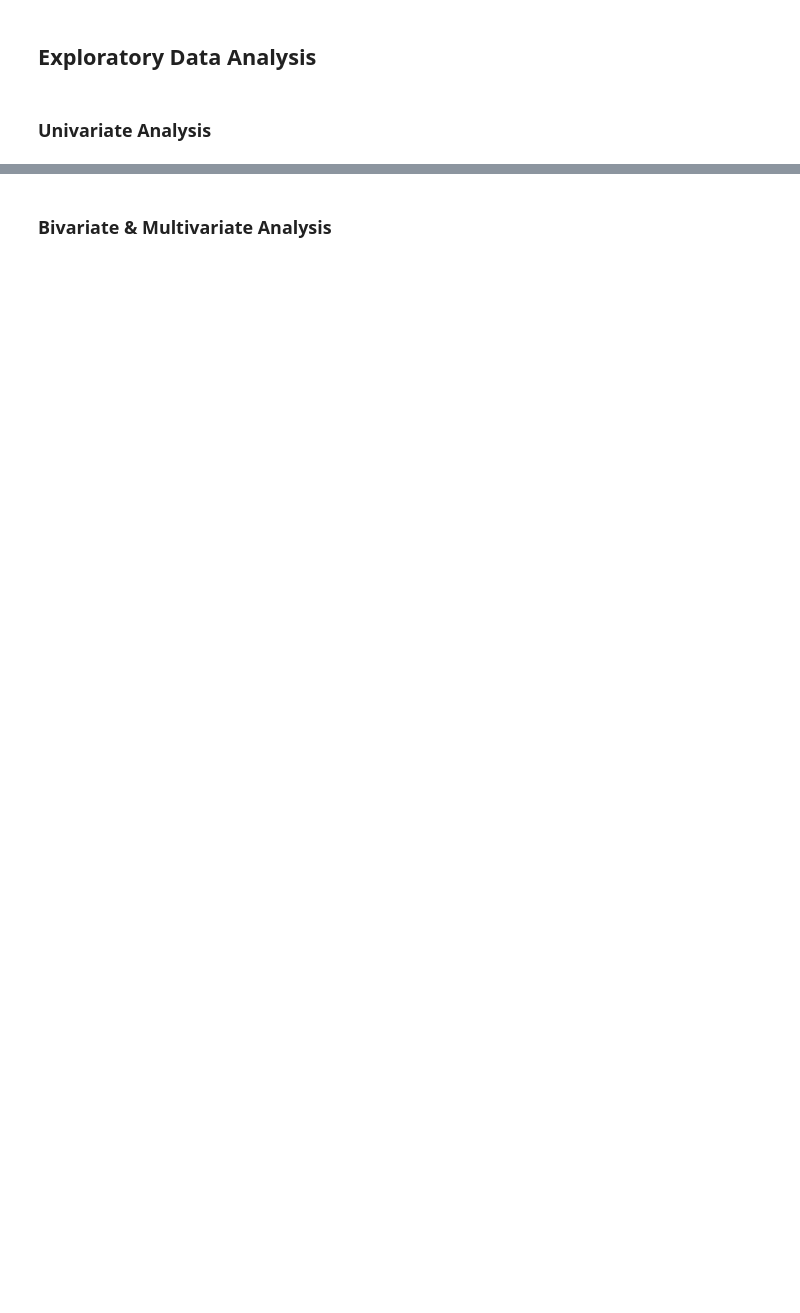
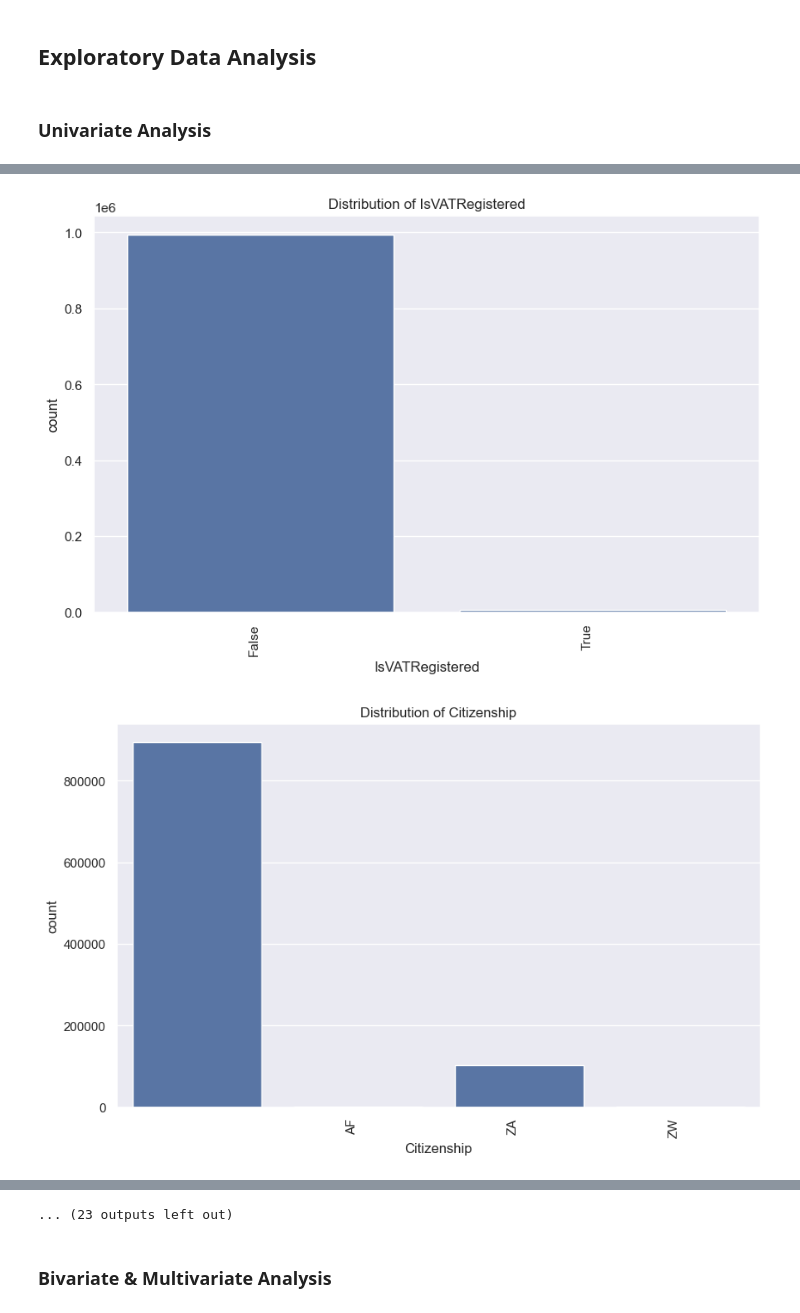
Before and after one commit to getahunTiruneh/AlphaCare-Insurance-Solutions, a Jupyter notebook: notebooks/descriptive-data-analysis.ipynb, the cells around one changed output, grey strips where cells are left out. Saved outputs shown, nothing was run; the diff lists cells and outputs as text; code cells hidden in the pictures; blank space fills up the shorter version.

```diff
--- a/notebooks/descriptive-data-analysis.ipynb
+++ b/notebooks/descriptive-data-analysis.ipynb
@@ -93,8 +152,5 @@ data_plot=DataVisualizer(df)
 # %% [markdown]
 ## Exploratory Data Analysis
-# %%
-numerical_cols = df.select_dtypes(include=['int64', 'float64']).columns.tolist()
-categorical_cols = df.select_dtypes(include=['object', 'category']).columns.tolist()
 # %% [markdown]
 ### Univariate Analysis
 # %%
@@ -106,0 +172,5 @@ Error:
+# %%
+eda.plot_bar_charts(df,categorical_cols)
+# %% [output]
+[figure, added]
+[figure, added]
@@ -107,3 +187,4 @@ Error:
+... (23 outputs left out)
 # %% [markdown]
 ### Bivariate & Multivariate Analysis
 # %%
```
Also changed, not shown: parts of 28 cells of this notebook.
